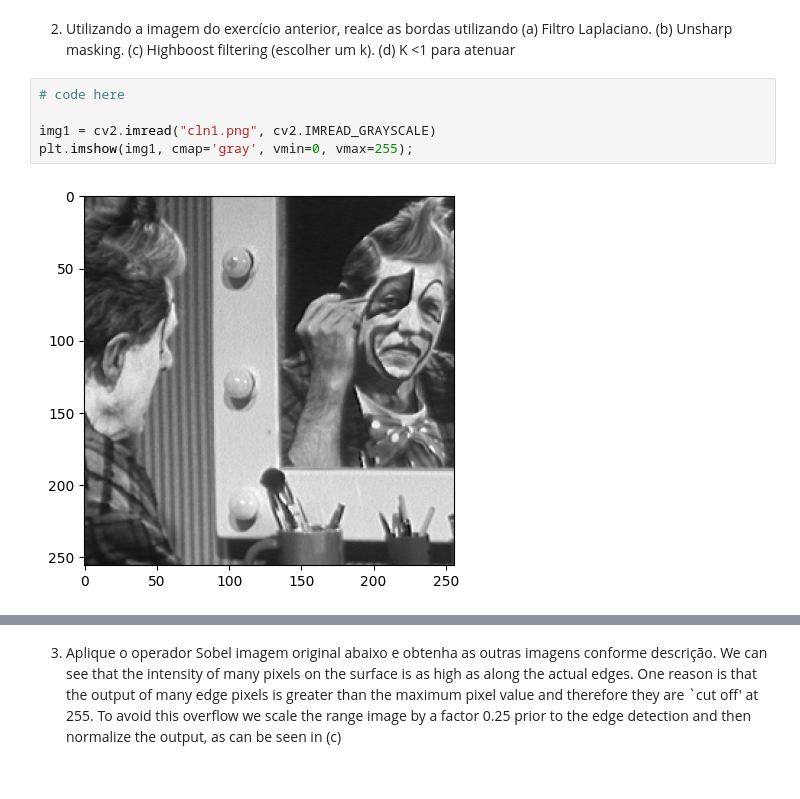
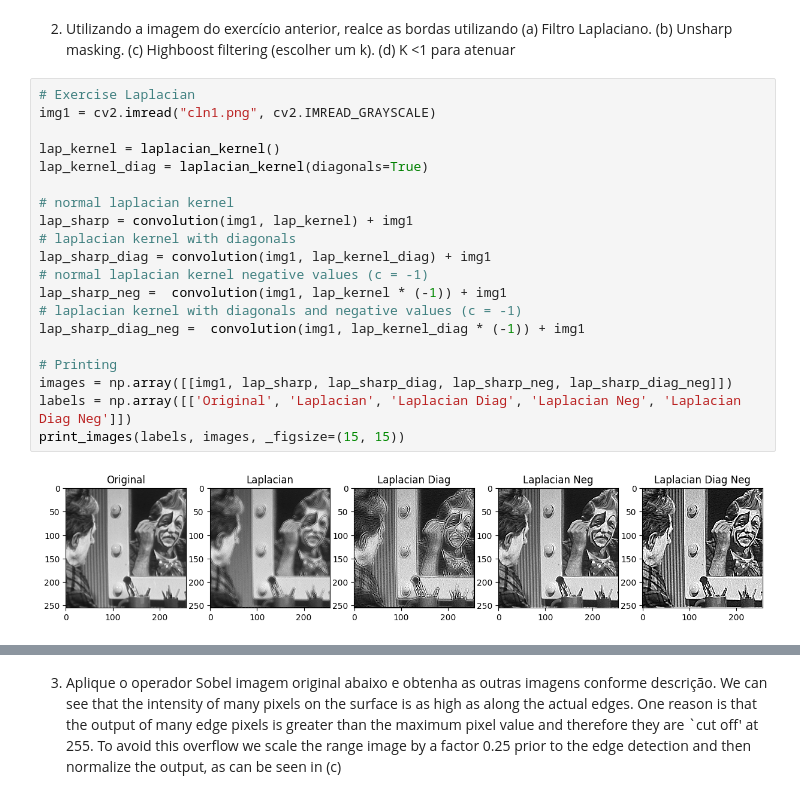
Before and after one commit to gabrielmsantos/pgc111-labs-2023, a Jupyter notebook: Lab05 - High pass filtering/Lab05.ipynb, the cells around one changed output, grey strips where cells are left out. Saved outputs shown, nothing was run; the diff lists cells and outputs as text.

```diff
--- a/Lab05 - High pass filtering/Lab05.ipynb
+++ b/Lab05 - High pass filtering/Lab05.ipynb
@@ -171,10 +89,25 @@ print_images(labels, images, _figsize=(12, 12))
 [figure]
 # %% [markdown]
 2) Utilizando a imagem do exercício anterior, realce as bordas utilizando (a) Filtro Laplaciano. (b) Unsharp masking. (c) Highboost filtering (escolher um k). (d) K <1 para atenuar
-# %%
-# code here
-
-img1 = cv2.imread("cln1.png", cv2.IMREAD_GRAYSCALE)
-plt.imshow(img1, cmap='gray', vmin=0, vmax=255);
-# %% [output]
-[figure, removed]
+# %%
+# Exercise Laplacian
+img1 = cv2.imread("cln1.png", cv2.IMREAD_GRAYSCALE)
+
+lap_kernel = laplacian_kernel()
+lap_kernel_diag = laplacian_kernel(diagonals=True)
+
+# normal laplacian kernel
+lap_sharp = convolution(img1, lap_kernel) + img1
+# laplacian kernel with diagonals
+lap_sharp_diag = convolution(img1, lap_kernel_diag) + img1
+# normal laplacian kernel negative values (c = -1)
+lap_sharp_neg =  convolution(img1, lap_kernel * (-1)) + img1
+# laplacian kernel with diagonals and negative values (c = -1)
+lap_sharp_diag_neg =  convolution(img1, lap_kernel_diag * (-1)) + img1
+
+# Printing
+images = np.array([[img1, lap_sharp, lap_sharp_diag, lap_sharp_neg, lap_sharp_diag_neg]])
+labels = np.array([['Original', 'Laplacian', 'Laplacian Diag', 'Laplacian Neg', 'Laplacian Diag Neg']])
+print_images(labels, images, _figsize=(15, 15))
+# %% [output]
+[figure, added]
```
Also changed, not shown: parts of 6 cells of this notebook, 2 other files.
